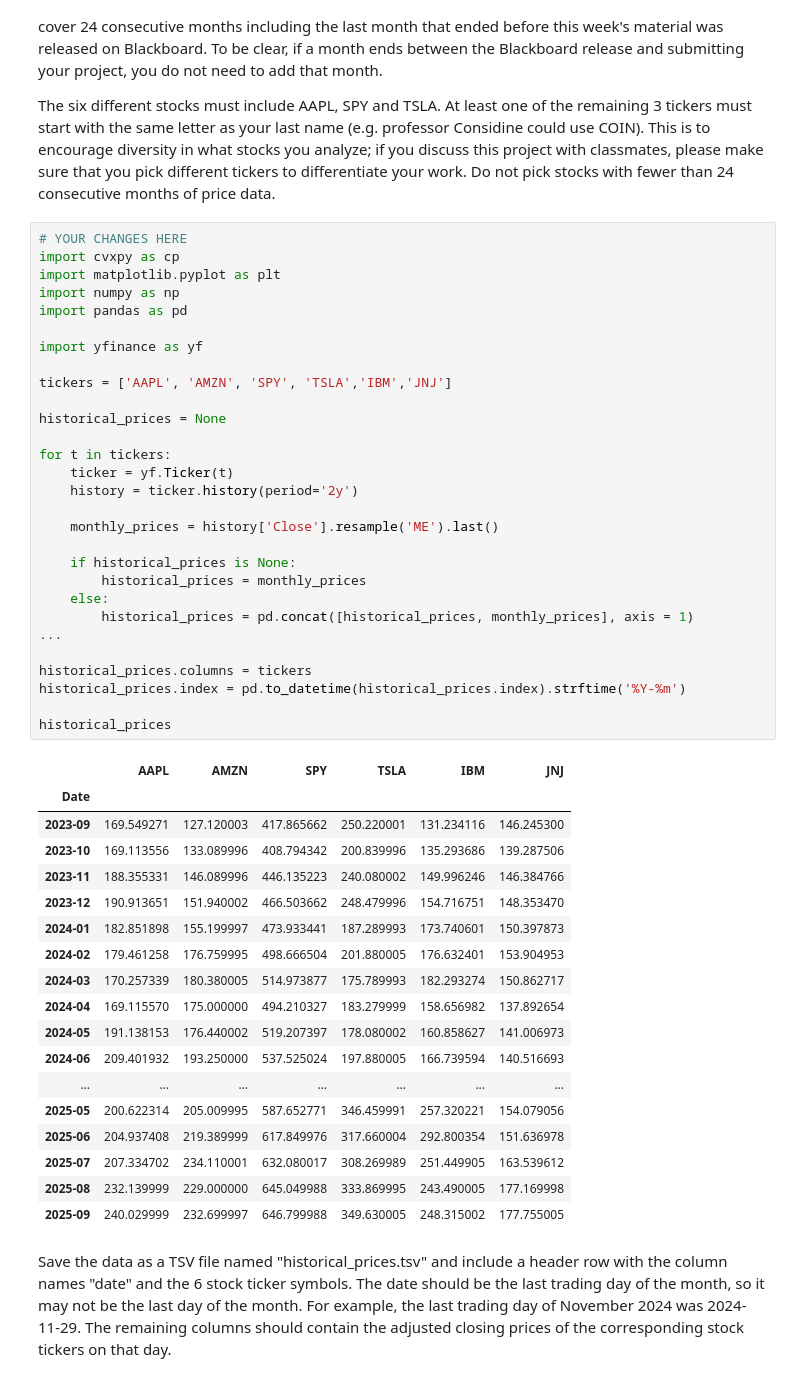
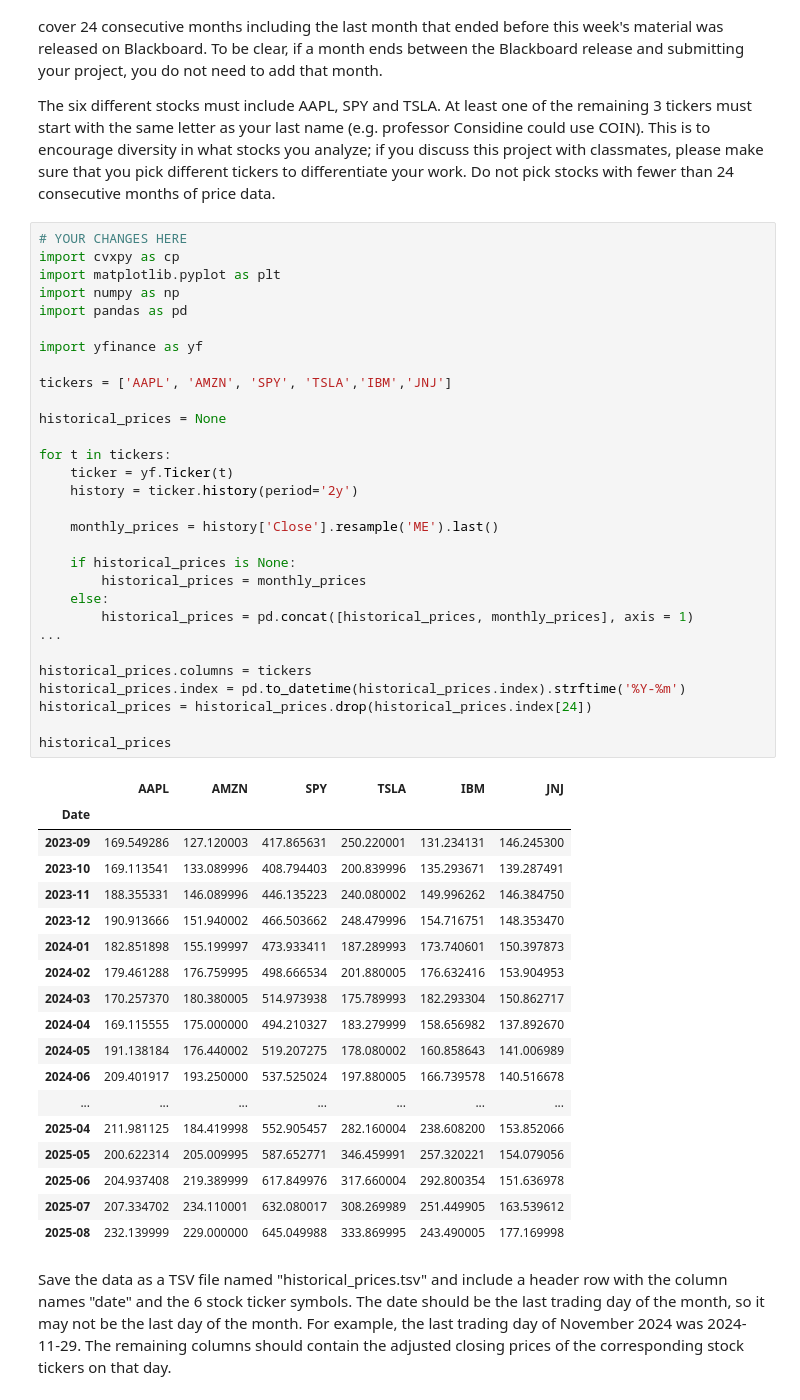
Before and after one commit to johnsahn2002/dx704-project-01, a Jupyter notebook: project.ipynb, the cells around one changed output. Cells and saved outputs as stored; diff of their text form.

```diff
--- a/project.ipynb
+++ b/project.ipynb
@@ -36,49 +36,50 @@ Do not pick stocks with fewer than 24 consecutive months of price data.
 import cvxpy as cp
 import matplotlib.pyplot as plt
 import numpy as np
 import pandas as pd
 
 import yfinance as yf
 
 tickers = ['AAPL', 'AMZN', 'SPY', 'TSLA','IBM','JNJ']
 
 historical_prices = None
 
 for t in tickers:
     ticker = yf.Ticker(t)
     history = ticker.history(period='2y')
 
     monthly_prices = history['Close'].resample('ME').last()
 
     if historical_prices is None:
         historical_prices = monthly_prices
     else:
         historical_prices = pd.concat([historical_prices, monthly_prices], axis = 1)
 ...
 
 historical_prices.columns = tickers
 historical_prices.index = pd.to_datetime(historical_prices.index).strftime('%Y-%m')
+historical_prices = historical_prices.drop(historical_prices.index[24])
 
 historical_prices
 # %% [output]
 |  | AAPL | AMZN | SPY | TSLA | IBM | JNJ |
 | Date |  |  |  |  |  |  |
-| 2023-09 | 169.549271 | 127.120003 | 417.865662 | 250.220001 | 131.234116 | 146.245300 |
-| 2023-10 | 169.113556 | 133.089996 | 408.794342 | 200.839996 | 135.293686 | 139.287506 |
-| 2023-11 | 188.355331 | 146.089996 | 446.135223 | 240.080002 | 149.996246 | 146.384766 |
-| 2023-12 | 190.913651 | 151.940002 | 466.503662 | 248.479996 | 154.716751 | 148.353470 |
-| 2024-01 | 182.851898 | 155.199997 | 473.933441 | 187.289993 | 173.740601 | 150.397873 |
-| 2024-02 | 179.461258 | 176.759995 | 498.666504 | 201.880005 | 176.632401 | 153.904953 |
-| 2024-03 | 170.257339 | 180.380005 | 514.973877 | 175.789993 | 182.293274 | 150.862717 |
-| 2024-04 | 169.115570 | 175.000000 | 494.210327 | 183.279999 | 158.656982 | 137.892654 |
-| 2024-05 | 191.138153 | 176.440002 | 519.207397 | 178.080002 | 160.858627 | 141.006973 |
-| 2024-06 | 209.401932 | 193.250000 | 537.525024 | 197.880005 | 166.739594 | 140.516693 |
+| 2023-09 | 169.549286 | 127.120003 | 417.865631 | 250.220001 | 131.234131 | 146.245300 |
+| 2023-10 | 169.113541 | 133.089996 | 408.794403 | 200.839996 | 135.293671 | 139.287491 |
+| 2023-11 | 188.355331 | 146.089996 | 446.135223 | 240.080002 | 149.996262 | 146.384750 |
+| 2023-12 | 190.913666 | 151.940002 | 466.503662 | 248.479996 | 154.716751 | 148.353470 |
+| 2024-01 | 182.851898 | 155.199997 | 473.933411 | 187.289993 | 173.740601 | 150.397873 |
+| 2024-02 | 179.461288 | 176.759995 | 498.666534 | 201.880005 | 176.632416 | 153.904953 |
+| 2024-03 | 170.257370 | 180.380005 | 514.973938 | 175.789993 | 182.293304 | 150.862717 |
+| 2024-04 | 169.115555 | 175.000000 | 494.210327 | 183.279999 | 158.656982 | 137.892670 |
+| 2024-05 | 191.138184 | 176.440002 | 519.207275 | 178.080002 | 160.858643 | 141.006989 |
+| 2024-06 | 209.401917 | 193.250000 | 537.525024 | 197.880005 | 166.739578 | 140.516678 |
 | ... | ... | ... | ... | ... | ... | ... |
+| 2025-04 | 211.981125 | 184.419998 | 552.905457 | 282.160004 | 238.608200 | 153.852066 |
 | 2025-05 | 200.622314 | 205.009995 | 587.652771 | 346.459991 | 257.320221 | 154.079056 |
 | 2025-06 | 204.937408 | 219.389999 | 617.849976 | 317.660004 | 292.800354 | 151.636978 |
 | 2025-07 | 207.334702 | 234.110001 | 632.080017 | 308.269989 | 251.449905 | 163.539612 |
 | 2025-08 | 232.139999 | 229.000000 | 645.049988 | 333.869995 | 243.490005 | 177.169998 |
-| 2025-09 | 240.029999 | 232.699997 | 646.799988 | 349.630005 | 248.315002 | 177.755005 |
 # %% [markdown]
 Save the data as a TSV file named "historical_prices.tsv" and include a header row with the column names "date" and the 6 stock ticker symbols.
 The date should be the last trading day of the month, so it may not be the last day of the month.
```
Also changed, not shown: parts of 8 cells of this notebook, 7 other files.
